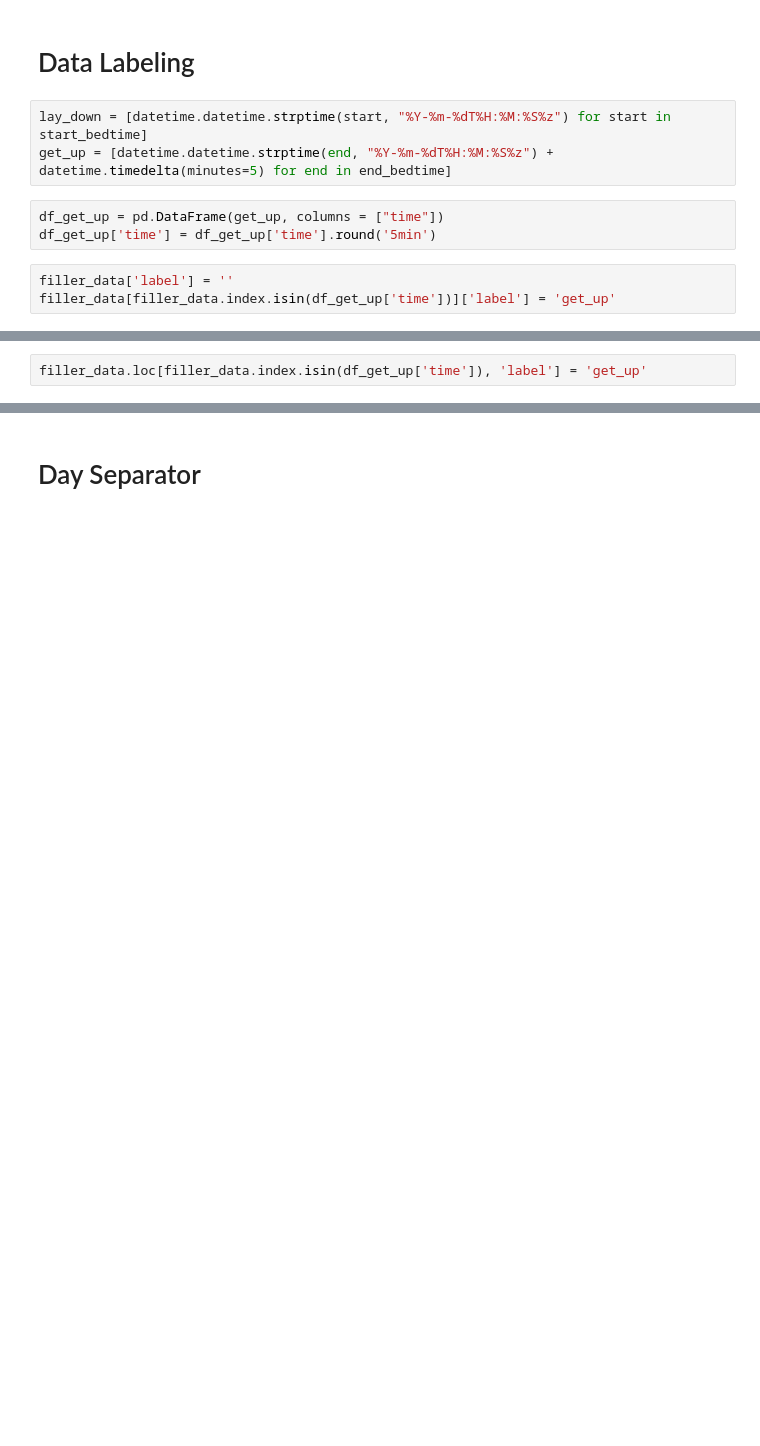
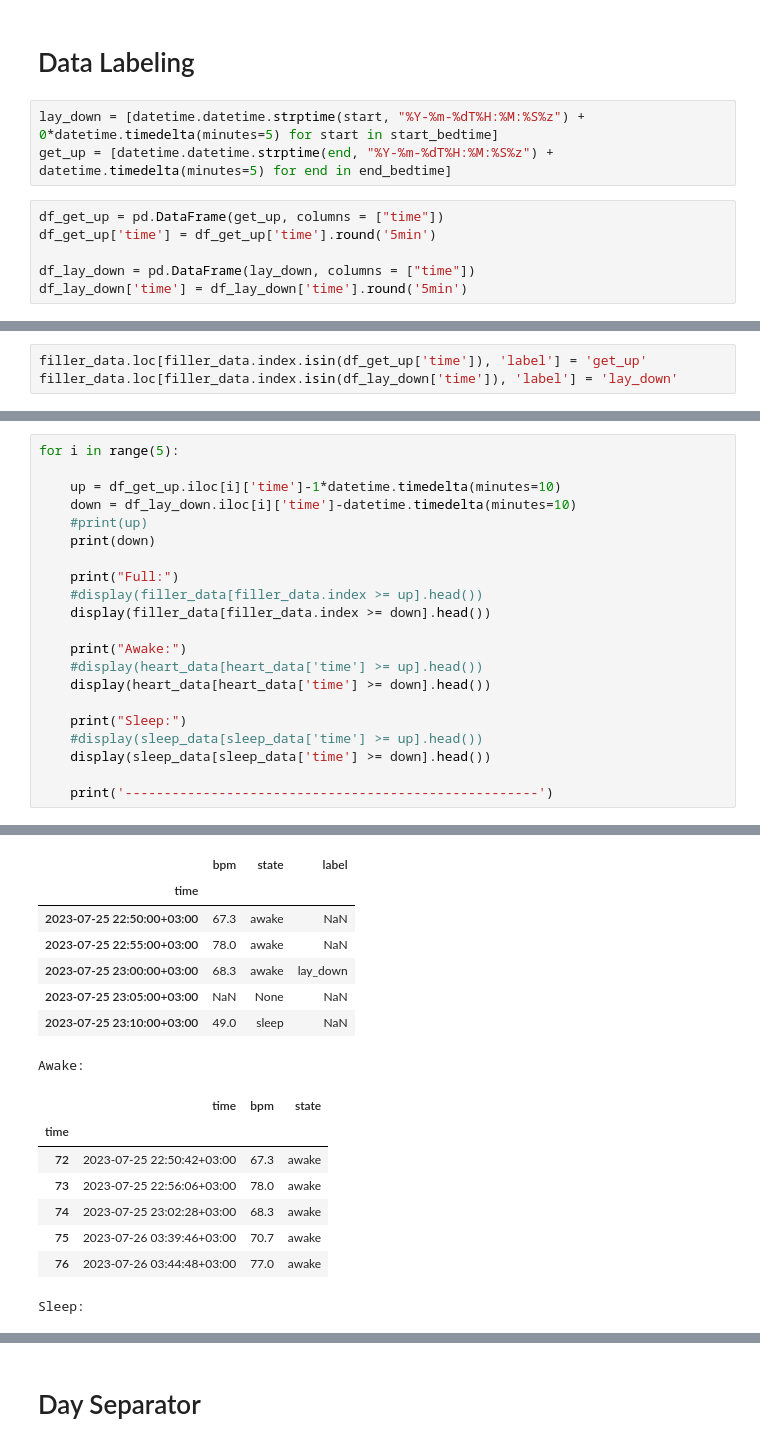
Before and after one commit to DiassIgor/sleeping-mask, a Jupyter notebook: data_preprocessing.ipynb, the cells around one changed output, grey strips where cells are left out. Cells and saved outputs as stored; diff of their text form; blank space fills up the shorter version.

Commit message:
feat: Data labelling sketch

```diff
--- a/data_preprocessing.ipynb
+++ b/data_preprocessing.ipynb
@@ -400,11 +390,11 @@ filler_data = gap_filler(round_data, START, END)
 # %% [markdown]
 # Data Labeling
 # %%
-lay_down = [datetime.datetime.strptime(start, "%Y-%m-%dT%H:%M:%S%z") for start in start_bedtime]
+lay_down = [datetime.datetime.strptime(start, "%Y-%m-%dT%H:%M:%S%z") + 0*datetime.timedelta(minutes=5) for start in start_bedtime]
 get_up = [datetime.datetime.strptime(end, "%Y-%m-%dT%H:%M:%S%z") + datetime.timedelta(minutes=5) for end in end_bedtime]
 # %%
 df_get_up = pd.DataFrame(get_up, columns = ["time"])
 df_get_up['time'] = df_get_up['time'].round('5min')
+
+df_lay_down = pd.DataFrame(lay_down, columns = ["time"])
+df_lay_down['time'] = df_lay_down['time'].round('5min')
-# %%
-filler_data['label'] = ''
-filler_data[filler_data.index.isin(df_get_up['time'])]['label'] = 'get_up'
@@ -416,2 +415,3 @@ See the caveats in the documentation: https://pandas.pydata.org/pandas-docs/stab
 # %%
 filler_data.loc[filler_data.index.isin(df_get_up['time']), 'label'] = 'get_up'
+filler_data.loc[filler_data.index.isin(df_lay_down['time']), 'label'] = 'lay_down'
@@ -478,0 +426,22 @@ filler_data[filler_data['time'] > get_up[1]]
+# %%
+for i in range(5):
+
+    up = df_get_up.iloc[i]['time']-1*datetime.timedelta(minutes=10)
+    down = df_lay_down.iloc[i]['time']-datetime.timedelta(minutes=10)
+    #print(up)
+    print(down)
+
+    print("Full:")
+    #display(filler_data[filler_data.index >= up].head())
+    display(filler_data[filler_data.index >= down].head())
+
+    print("Awake:")
+    #display(heart_data[heart_data['time'] >= up].head())
+    display(heart_data[heart_data['time'] >= down].head())
+
+    print("Sleep:")
+    #display(sleep_data[sleep_data['time'] >= up].head())
+    display(sleep_data[sleep_data['time'] >= down].head())
+
+    print('-----------------------------------------------------')
+# %% [output]
@@ -478,0 +450,16 @@ filler_data[filler_data['time'] > get_up[1]]
+|  | bpm | state | label |
+| time |  |  |  |
+| 2023-07-25 22:50:00+03:00 | 67.3 | awake | NaN |
+| 2023-07-25 22:55:00+03:00 | 78.0 | awake | NaN |
+| 2023-07-25 23:00:00+03:00 | 68.3 | awake | lay_down |
+| 2023-07-25 23:05:00+03:00 | NaN | None | NaN |
+| 2023-07-25 23:10:00+03:00 | 49.0 | sleep | NaN |
+Awake:
+|  | time | bpm | state |
+| time |  |  |  |
+| 72 | 2023-07-25 22:50:42+03:00 | 67.3 | awake |
+| 73 | 2023-07-25 22:56:06+03:00 | 78.0 | awake |
+| 74 | 2023-07-25 23:02:28+03:00 | 68.3 | awake |
+| 75 | 2023-07-26 03:39:46+03:00 | 70.7 | awake |
+| 76 | 2023-07-26 03:44:48+03:00 | 77.0 | awake |
+Sleep:
```
Also changed, not shown: parts of 15 cells of this notebook.
